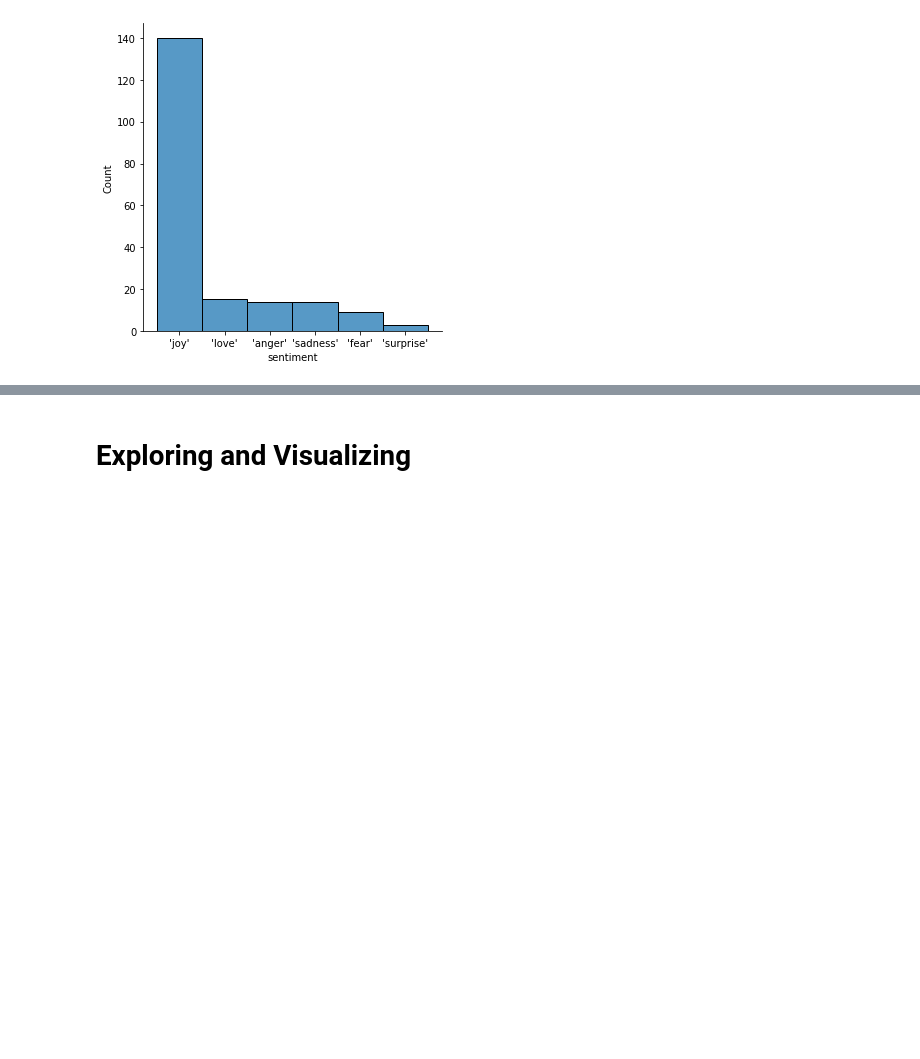
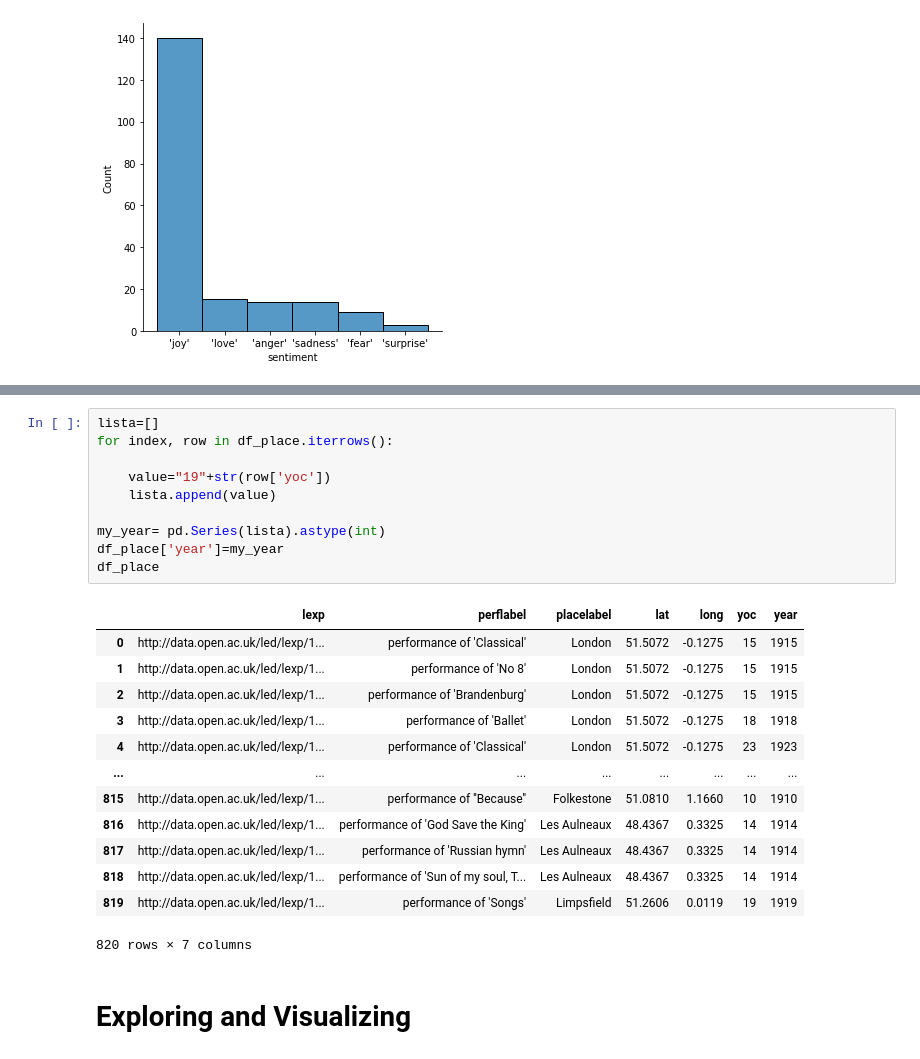
Before and after one commit to InfoViz/InfoViz, a Jupyter notebook: Data_Management.ipynb, the cells around one changed output, grey strips where cells are left out. Cells and saved outputs as stored; diff of their text form; blank space fills up the shorter version.

```diff
--- a/Data_Management.ipynb
+++ b/Data_Management.ipynb
@@ -786,3 +845,27 @@ sns.displot(data=df_sent, x='sentiment')
+# %%
+lista=[]
+for index, row in df_place.iterrows():
+
+    value="19"+str(row['yoc'])
+    lista.append(value)
+
+my_year= pd.Series(lista).astype(int)
+df_place['year']=my_year
+df_place
+# %% [output]
+|  | lexp | perflabel | placelabel | lat | long | yoc | year |
+| 0 | http://data.open.ac.uk/led/lexp/1... | performance of 'Classical' | London | 51.5072 | -0.1275 | 15 | 1915 |
+| 1 | http://data.open.ac.uk/led/lexp/1... | performance of 'No 8' | London | 51.5072 | -0.1275 | 15 | 1915 |
+| 2 | http://data.open.ac.uk/led/lexp/1... | performance of 'Brandenburg' | London | 51.5072 | -0.1275 | 15 | 1915 |
+| 3 | http://data.open.ac.uk/led/lexp/1... | performance of 'Ballet' | London | 51.5072 | -0.1275 | 18 | 1918 |
+| 4 | http://data.open.ac.uk/led/lexp/1... | performance of 'Classical' | London | 51.5072 | -0.1275 | 23 | 1923 |
+| ... | ... | ... | ... | ... | ... | ... | ... |
+| 815 | http://data.open.ac.uk/led/lexp/1... | performance of ''Because'' | Folkestone | 51.0810 | 1.1660 | 10 | 1910 |
+| 816 | http://data.open.ac.uk/led/lexp/1... | performance of 'God Save the King' | Les Aulneaux | 48.4367 | 0.3325 | 14 | 1914 |
+| 817 | http://data.open.ac.uk/led/lexp/1... | performance of 'Russian hymn' | Les Aulneaux | 48.4367 | 0.3325 | 14 | 1914 |
+| 818 | http://data.open.ac.uk/led/lexp/1... | performance of 'Sun of my soul, T... | Les Aulneaux | 48.4367 | 0.3325 | 14 | 1914 |
+| 819 | http://data.open.ac.uk/led/lexp/1... | performance of 'Songs' | Limpsfield | 51.2606 | 0.0119 | 19 | 1919 |
+820 rows × 7 columns
 # %% [markdown]
 # Exploring and Visualizing
 # %%
```
Also changed, not shown: parts of 4 cells of this notebook.
